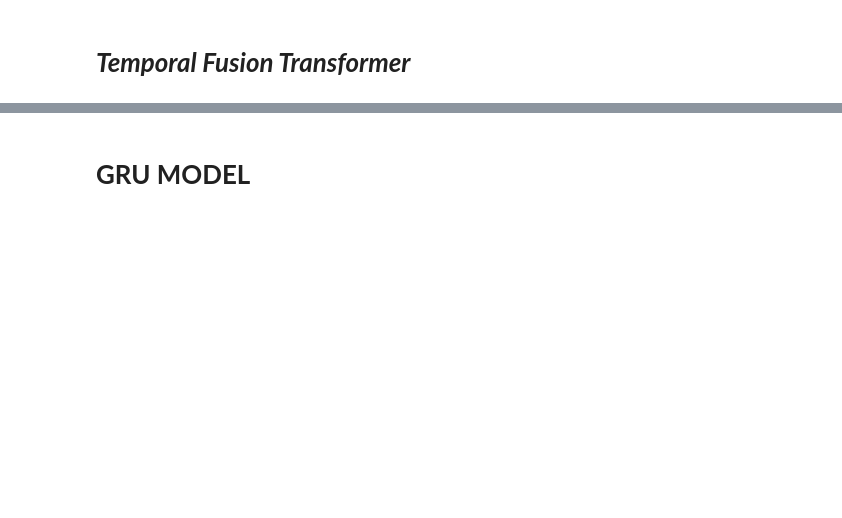
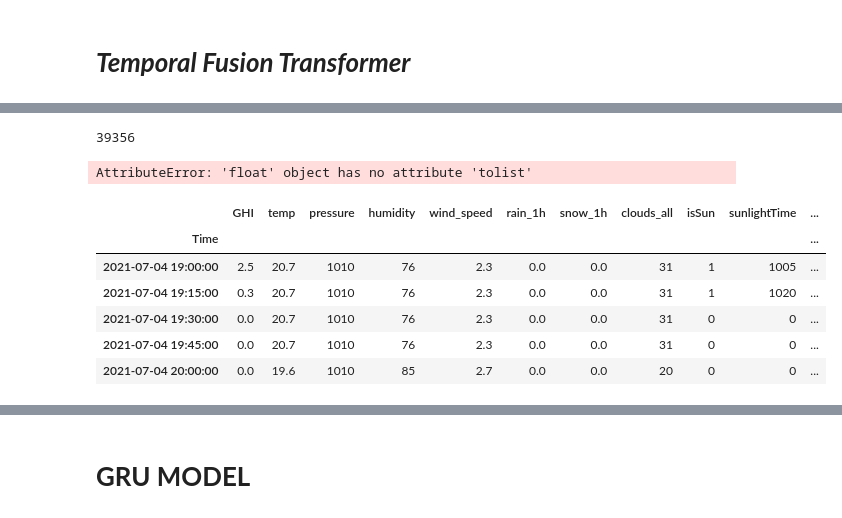
Before and after one commit to Shayantan1012/PV-Forcast-Project, a Jupyter notebook: Updated_PV_Forcasting.ipynb, the cells around one changed output, grey strips where cells are left out. Cells and saved outputs as stored; diff of their text form; code cells hidden in the pictures; blank space fills up the shorter version.

```diff
--- a/Updated_PV_Forcasting.ipynb
+++ b/Updated_PV_Forcasting.ipynb
@@ -274,2 +568,4 @@ print(step_size)
 # %%
-len(all_predictions)
+len(X_ft_test)
+# %% [output]
+39356
@@ -279,0 +572,29 @@ import matplotlib.pyplot as plt
+# %%
+
+all_predictions_list=[]
+for tensor in all_predictions:
+  tensor=tensor.tolist()
+  for item in tensor:
+    all_predictions_list.append(item)
+
+
+all_predictions.clear()
+
+for item in all_predictions_list:
+  for ele in item:
+    all_predictions.append(ele)
+
+
+print(len(all_predictions))
+# %% [output]
+AttributeError: 'float' object has no attribute 'tolist'
+# %%
+X_ft_test.head()
+# %% [output]
+|  | GHI | temp | pressure | humidity | wind_speed | rain_1h | snow_1h | clouds_all | isSun | sunlightTime | ... |
+| Time |  |  |  |  |  |  |  |  |  |  | ... |
+| 2021-07-04 19:00:00 | 2.5 | 20.7 | 1010 | 76 | 2.3 | 0.0 | 0.0 | 31 | 1 | 1005 | ... |
+| 2021-07-04 19:15:00 | 0.3 | 20.7 | 1010 | 76 | 2.3 | 0.0 | 0.0 | 31 | 1 | 1020 | ... |
+| 2021-07-04 19:30:00 | 0.0 | 20.7 | 1010 | 76 | 2.3 | 0.0 | 0.0 | 31 | 0 | 0 | ... |
+| 2021-07-04 19:45:00 | 0.0 | 20.7 | 1010 | 76 | 2.3 | 0.0 | 0.0 | 31 | 0 | 0 | ... |
+| 2021-07-04 20:00:00 | 0.0 | 19.6 | 1010 | 85 | 2.7 | 0.0 | 0.0 | 20 | 0 | 0 | ... |
```
Also changed, not shown: parts of 61 cells of this notebook.
